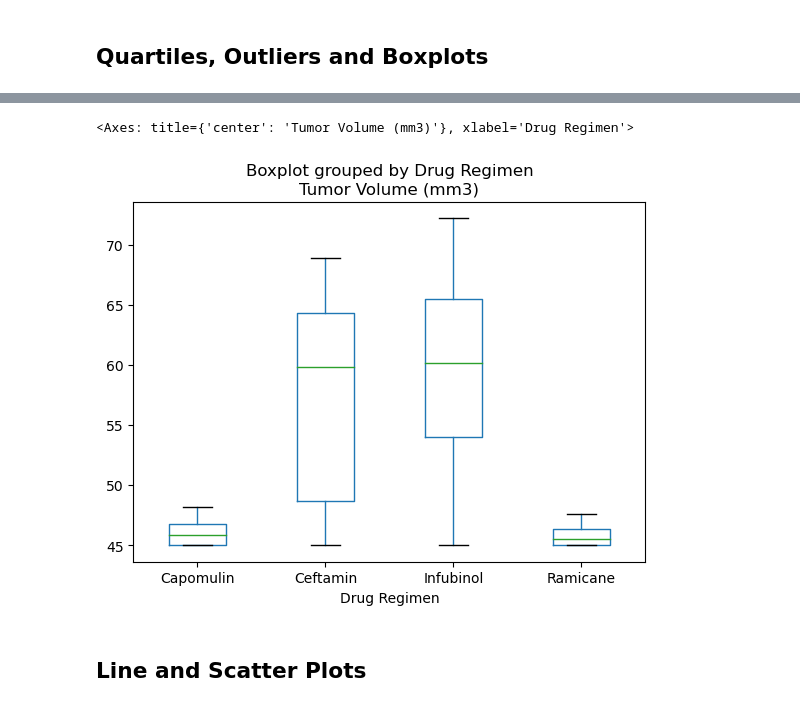
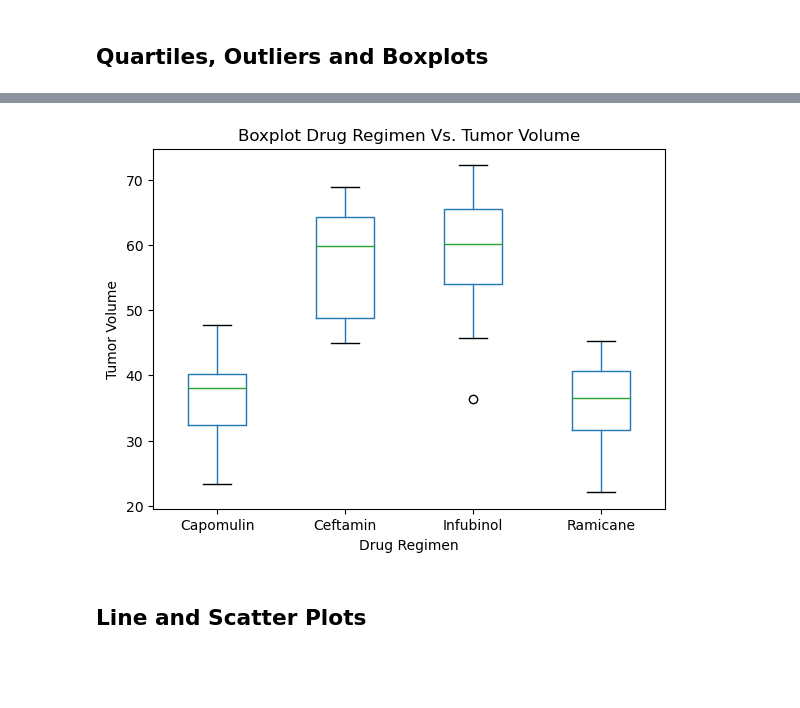
Before and after one commit to majirajib4747/pandas-challenge, a Jupyter notebook: Module5_DataVisualization_Challenge/pymaceuticals_completed.ipynb, the cells around one changed output, grey strips where cells are left out. Cells and saved outputs as stored; diff of their text form; code cells hidden in the pictures; blank space fills up the shorter version.

Commit message:
Updated code Boxplot

```diff
--- a/Module5_DataVisualization_Challenge/pymaceuticals_completed.ipynb
+++ b/Module5_DataVisualization_Challenge/pymaceuticals_completed.ipynb
@@ -187,9 +187,12 @@ rslt_df_drug_regimen = dataframe[(dataframe['Drug Regimen'] == 'Capomulin') |(da
 
 # Start by getting the last (greatest) timepoint for each mouse
 
-rslt_df_drug_regimen_mouseid_groupby = rslt_df_drug_regimen.groupby(["Mouse ID"])
+rslt_df_drug_regimen_groupby = rslt_df_drug_regimen.groupby('Mouse ID')
 
-rslt_df_drug_regimen_last_timepoint = rslt_df_drug_regimen_mouseid_groupby .max()
+max_rslt_df_drug_regimen_groupby = rslt_df_drug_regimen_groupby.max()
 
-rslt_df_drug_regimen_last_timepoint
+# Merge this group df with the original DataFrame to get the tumor volume at the last timepoint
+merged_df = pd.merge(rslt_df_drug_regimen, max_rslt_df_drug_regimen_groupby, on='Mouse ID')
+
+merged_df.head()
 # %% [output]
@@ -209,0 +205,5 @@ rslt_df_drug_regimen_last_timepoint
+# %%
+# Get the Max time point and corresponding values
+
+max_timepoint_df = merged_df.loc[merged_df['Timepoint_x'] == merged_df['Timepoint_y']]
+max_timepoint_df
@@ -275,13 +306,16 @@ IQR_Ceftamin 15.577752179999997
 # %%
 # Generate a box plot that shows the distrubution of the tumor volume for each treatment group.
-dataframe_all4 = dataframe[(dataframe['Drug Regimen'] == 'Capomulin') |
-                                     (dataframe['Drug Regimen'] == 'Ramicane')  |
-                                     (dataframe['Drug Regimen'] == 'Infubinol') |
-                                     (dataframe['Drug Regimen'] == 'Ceftamin')]
-dataframe_all4.boxplot(by ='Drug Regimen', column =['Tumor Volume (mm3)'], grid = False)
+# dataframe_all4 = dataframe[(dataframe['Drug Regimen'] == 'Capomulin') |
+#                                      (dataframe['Drug Regimen'] == 'Ramicane')  |
+#                                      (dataframe['Drug Regimen'] == 'Infubinol') |
+#                                      (dataframe['Drug Regimen'] == 'Ceftamin')]
+
+ax1 = max_timepoint_df.boxplot(by ='Drug Regimen_x', column =['Tumor Volume (mm3)_x'], grid = False,ylabel="Tumor Volume",xlabel="Drug Regimen")
+plt.title( 'Boxplot Drug Regimen Vs. Tumor Volume' )
+plt.suptitle('')
+plt.show()
 # %% [output]
-<Axes: title={'center': 'Tumor Volume (mm3)'}, xlabel='Drug Regimen'>
-[figure, old version]
+[figure, new version]
 # %% [markdown]
 ## Line and Scatter Plots
 # %%
```
Also changed, not shown: parts of 4 cells of this notebook.
